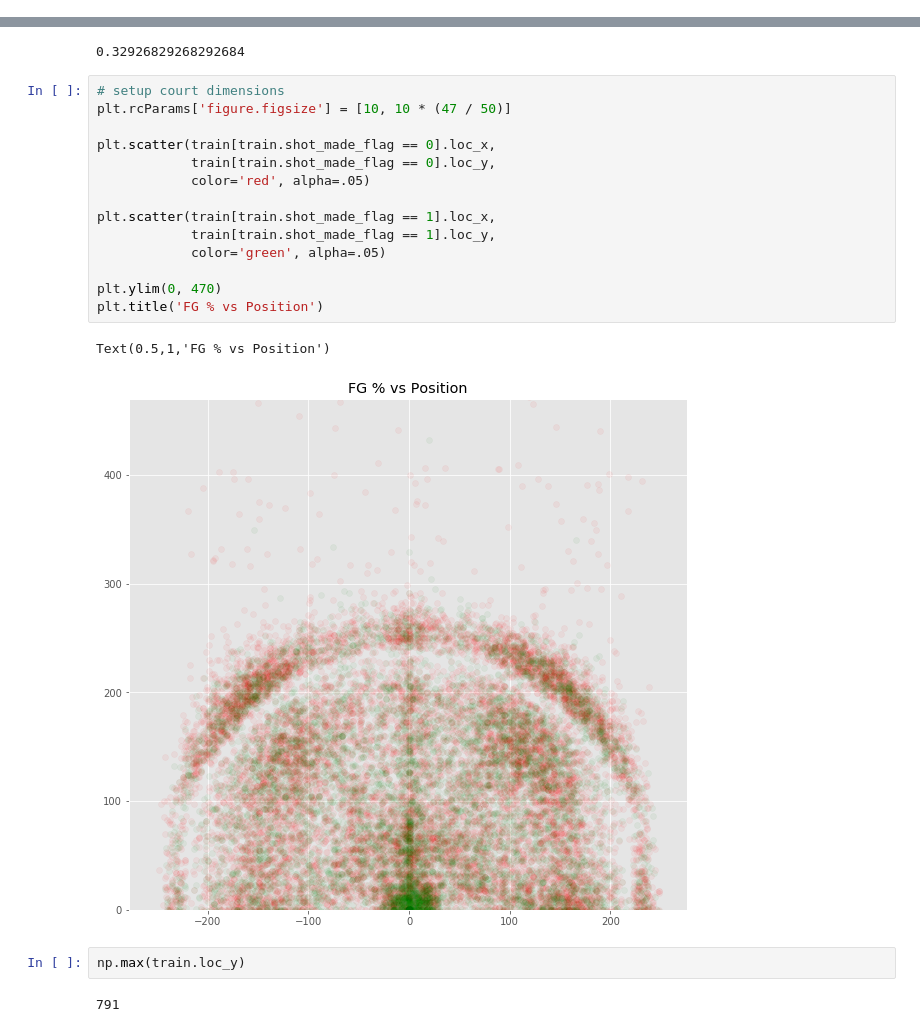
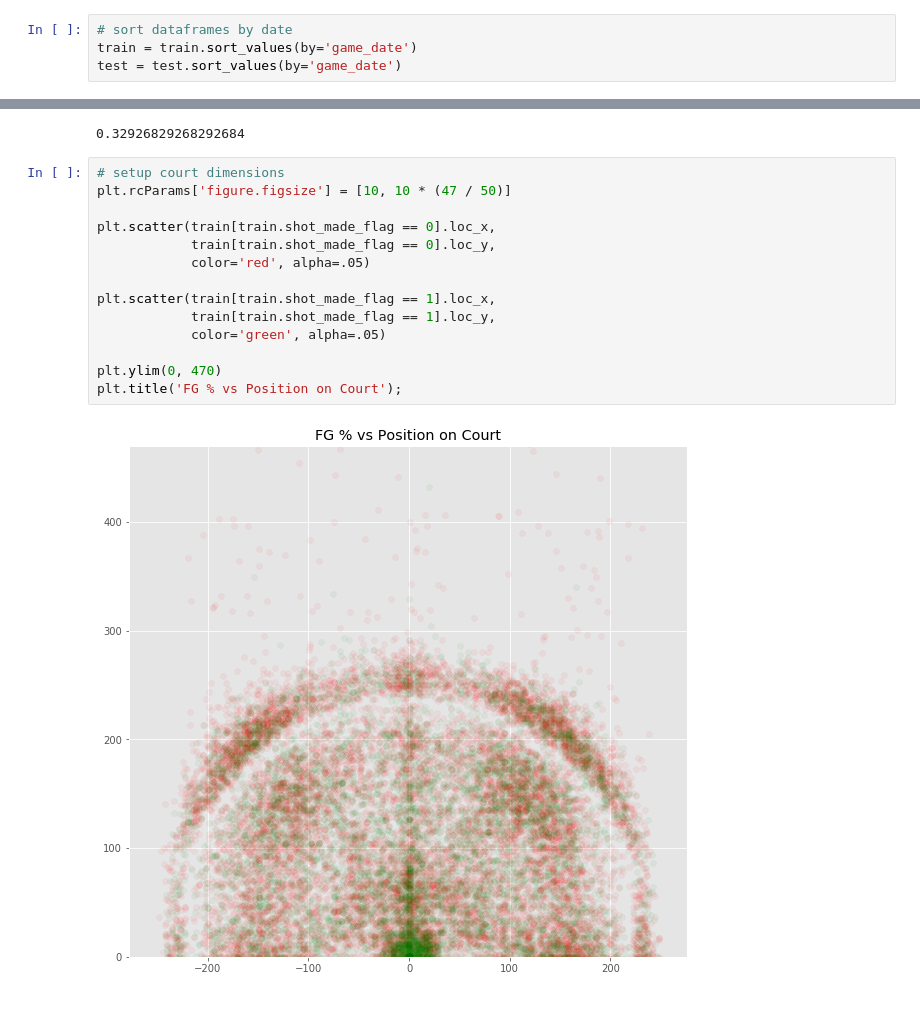
Before and after one commit to neil-ash/Kaggle, a Jupyter notebook: Kobe/Kobe_Kaggle.ipynb, the cells around one changed output, grey strips where cells are left out. Saved outputs shown, nothing was run; the diff lists cells and outputs as text.

```diff
--- a/Kobe/Kobe_Kaggle.ipynb
+++ b/Kobe/Kobe_Kaggle.ipynb
@@ -55,6 +54,10 @@ test = test.drop(['shot_made_flag'], axis=1)
 train.values.shape, test.values.shape
 # %% [output]
 ((25697, 25), (5000, 24))
+# %%
+# sort dataframes by date
+train = train.sort_values(by='game_date')
+test = test.sort_values(by='game_date')
 # %%
 list(test)
 # %% [output]
@@ -152,22 +150,17 @@ np.sum(train[train.shot_type == '3PT Field Goal'].shot_made_flag == 1) / np.sum(
 # %%
 # setup court dimensions
 plt.rcParams['figure.figsize'] = [10, 10 * (47 / 50)]
 
 plt.scatter(train[train.shot_made_flag == 0].loc_x,
             train[train.shot_made_flag == 0].loc_y,
             color='red', alpha=.05)
 
 plt.scatter(train[train.shot_made_flag == 1].loc_x,
             train[train.shot_made_flag == 1].loc_y,
             color='green', alpha=.05)
 
 plt.ylim(0, 470)
-plt.title('FG % vs Position')
+plt.title('FG % vs Position on Court');
 # %% [output]
-Text(0.5,1,'FG % vs Position')
-[figure, old version]
+[figure, new version]
-# %%
-np.max(train.loc_y)
-# %% [output]
-791
 # %%
```
Also changed, not shown: parts of 25 cells of this notebook.
